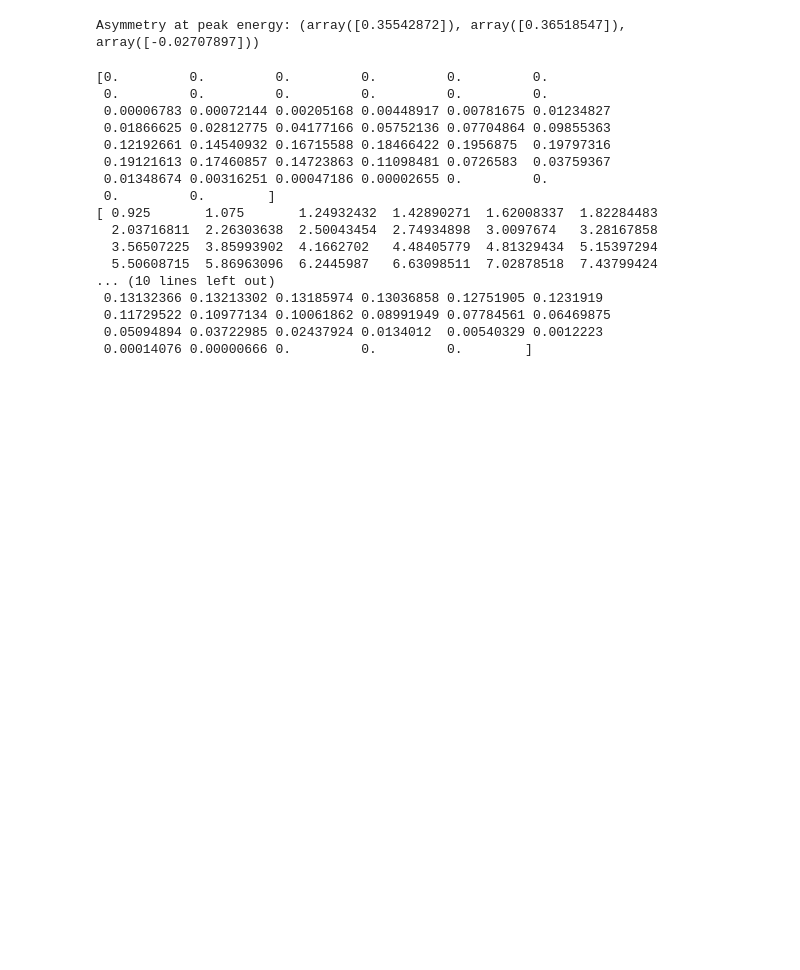
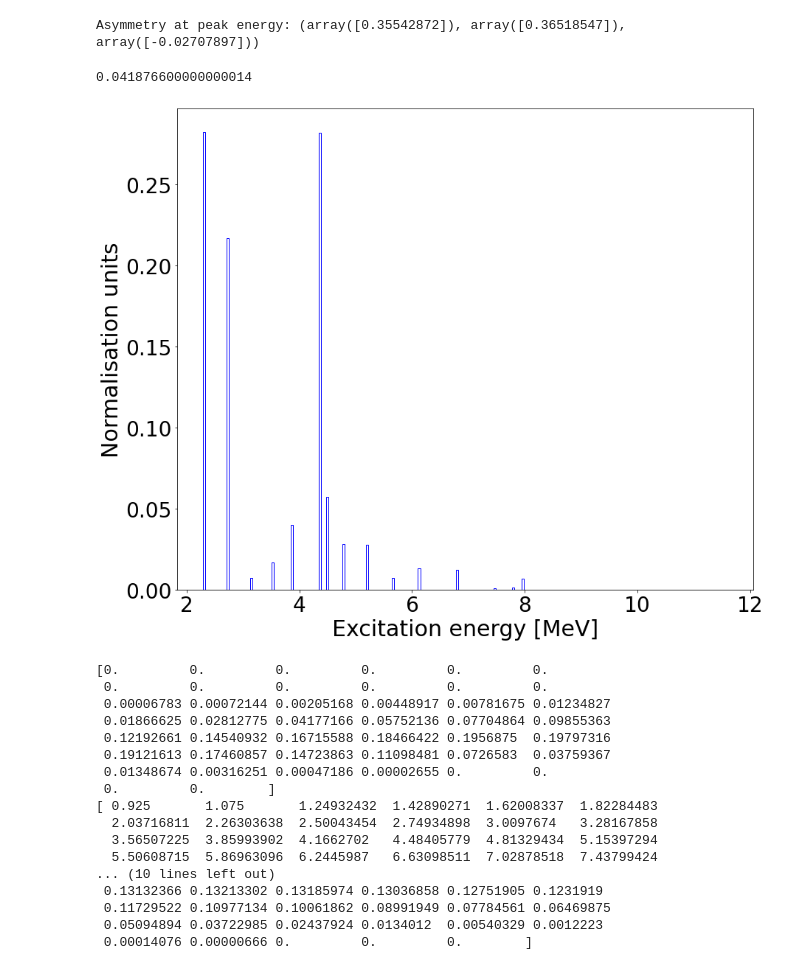
Before and after one commit to nlane314/soLAr-sens, a Jupyter notebook: notebooks/projsens.ipynb, the cells around one changed output. Drawn from its saved outputs; the diff is of its cells as text; code cells hidden in the pictures; blank space fills up the shorter version.

```diff
--- a/notebooks/projsens.ipynb
+++ b/notebooks/projsens.ipynb
@@ -234,11 +234,8 @@ print('Asymmetry at peak energy:', asym(xdata[fluxspec == np.max(fluxspec)], Rmd
 [figure]
 Asymmetry at peak energy: (array([0.35542872]), array([0.36518547]), array([-0.02707897]))
 # %%
-
 def optim_bins(mult_arry):
-
-    #import astropy
-    #from astropy import stats
+    # optimises bin widths based on Freedman rule of thumb, takes multidimensional array
 
     width_arry = np.array([])
 
@@ -251,34 +248,57 @@ def optim_bins(mult_arry):
     flat_arry = np.concatenate(mult_arry, axis=0)
 
     return int(round((np.max(flat_arry) - np.min(flat_arry)) / energy_res, 0))
 
 def hist_weights(rates, data):
+    # returns weights of normalised histogram
+
     weights = []
     i = 0
 
     for event in data:
         weight = (rates[i]*np.ones_like(event))/len(event) #fraction = expected events / num of events generated
         weights.append(weight)
         i += 1
 
     return weights
 
 def root_input(path, filename):
+    # takes marsum configured MARLEY input file
+
     rTree = uproot.open(path + filename)
 
     rTree_event = rTree['mst']
     Ex = np.array(rTree_event['Ex'])
     Ev = np.array(rTree_event['Ev'])
     KEl = np.array(rTree_event['KEl'])
     pdgp = np.array(rTree_event['pdgp'])
     Ep = np.array(rTree_event['Ep'])
     xsec = np.array(rTree_event['xsec'])
 
     return Ex, Ev, KEl, pdgp, Ep, xsec
 
 filename = 'B8_marsum.root'
+Ex, Ev, KEl, pdgp, Ep, xsec = root_input(genpath, filename)
 
-Ex, Ev, KEl, pdgp, Ep, xsec = root_input(genpath, filename)
+#####################################
+
+plt.figure(figsize=(14,12))
+
+data = [Ex]
+rates = [1]
+
+n, bins, patches = plt.hist(data, weights=hist_weights(rates,data), histtype='step', color='blue', bins=optim_bins(data), alpha=1)
+
+plt.xlabel('Excitation energy [MeV]',fontsize=30)
+plt.xticks(fontsize=28)
+plt.ylabel('Normalisation units',fontsize=30)
+plt.yticks(fontsize=28)
+#plt.yscale('log')
+
+plt.show()
+# %% [output]
+0.041876600000000014
+[figure, added]
 # %%
 n, binedges = np.histogram(Ev, edges, density=True) # bin edges taken
 
```
Also changed, not shown: parts of 3 cells of this notebook.
